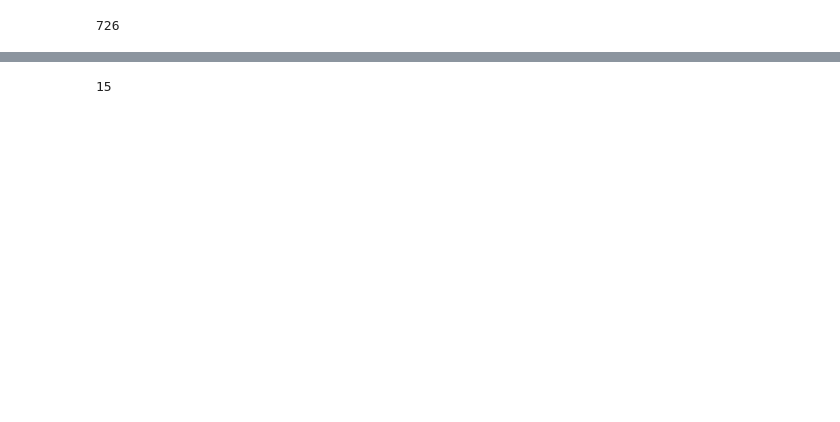
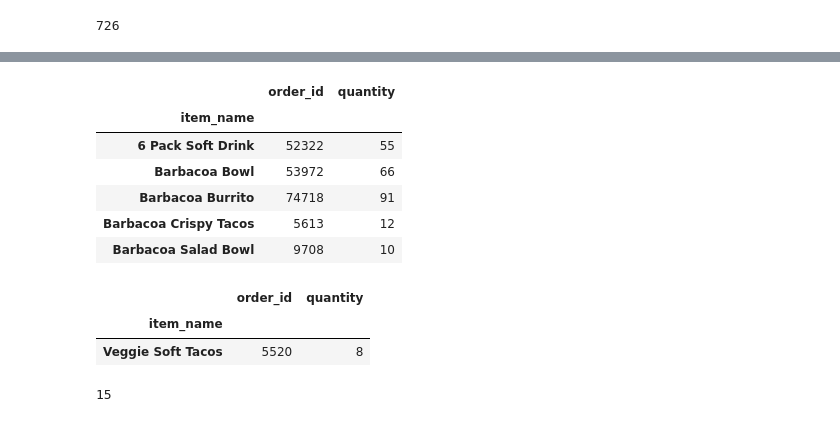
Before and after one commit to Filipate/DataScienceJUN, a Jupyter notebook: WEEK_4/Day2_G/exercises/1_Basic_concepts/Chipotle/Solutions.ipynb, the cells around one changed output, grey strips where cells are left out. Drawn from its saved outputs; the diff is of its cells as text; code cells hidden in the pictures; blank space fills up the shorter version.

```diff
--- a/WEEK_4/Day2_G/exercises/1_Basic_concepts/Chipotle/Solutions.ipynb
+++ b/WEEK_4/Day2_G/exercises/1_Basic_concepts/Chipotle/Solutions.ipynb
@@ -193,6 +220,22 @@ Chips and Guacamole                      479
 Chicken Burrito                          553
 Chicken Bowl                             726
 Name: item_name, dtype: int64
+# %%
+mas_vendido.head()
+# %% [output]
+|  | order_id | quantity |
+| item_name |  |  |
+| 6 Pack Soft Drink | 52322 | 55 |
+| Barbacoa Bowl | 53972 | 66 |
+| Barbacoa Burrito | 74718 | 91 |
+| Barbacoa Crispy Tacos | 5613 | 12 |
+| Barbacoa Salad Bowl | 9708 | 10 |
+# %%
+mas_vendido.sort_values("item_name").tail(1)
+# %% [output]
+|  | order_id | quantity |
+| item_name |  |  |
+| Veggie Soft Tacos | 5520 | 8 |
 # %%
 chipo.quantity.max()
 # %% [output]
```
Also changed, not shown: parts of 15 cells of this notebook, 3 other files.
